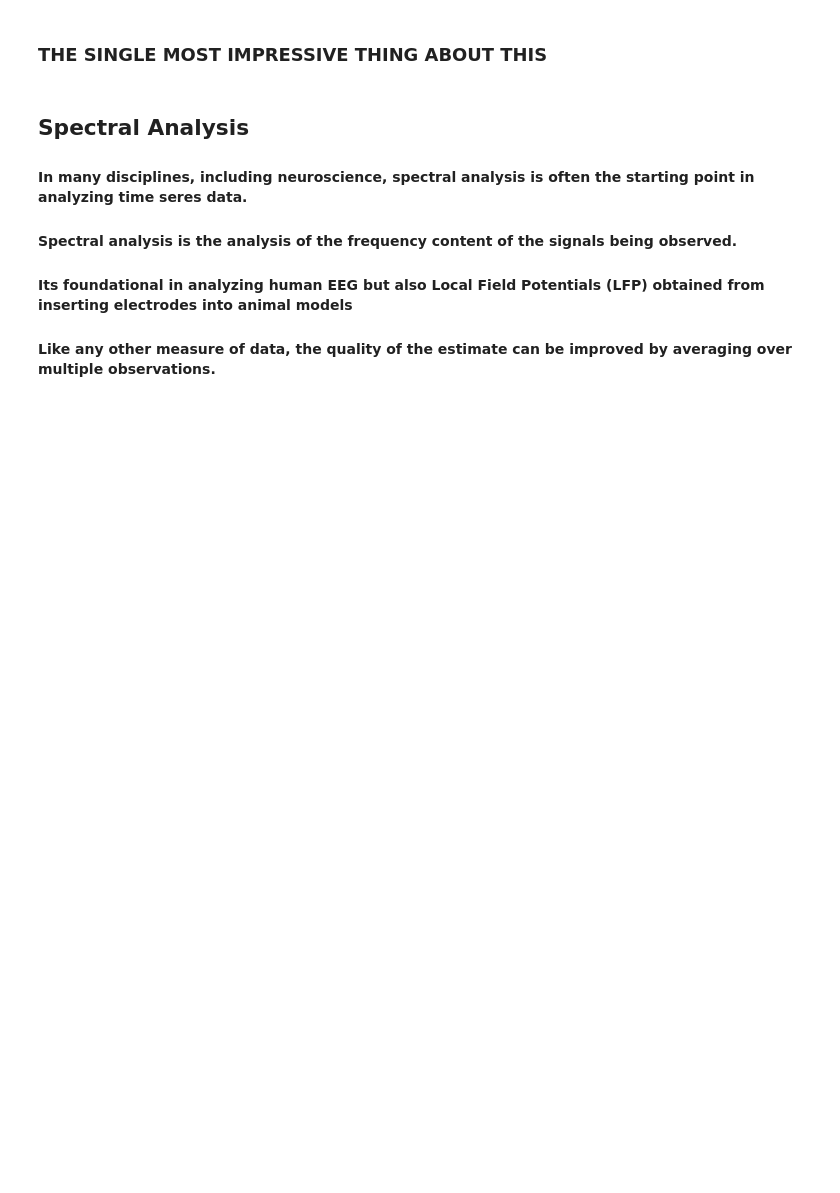
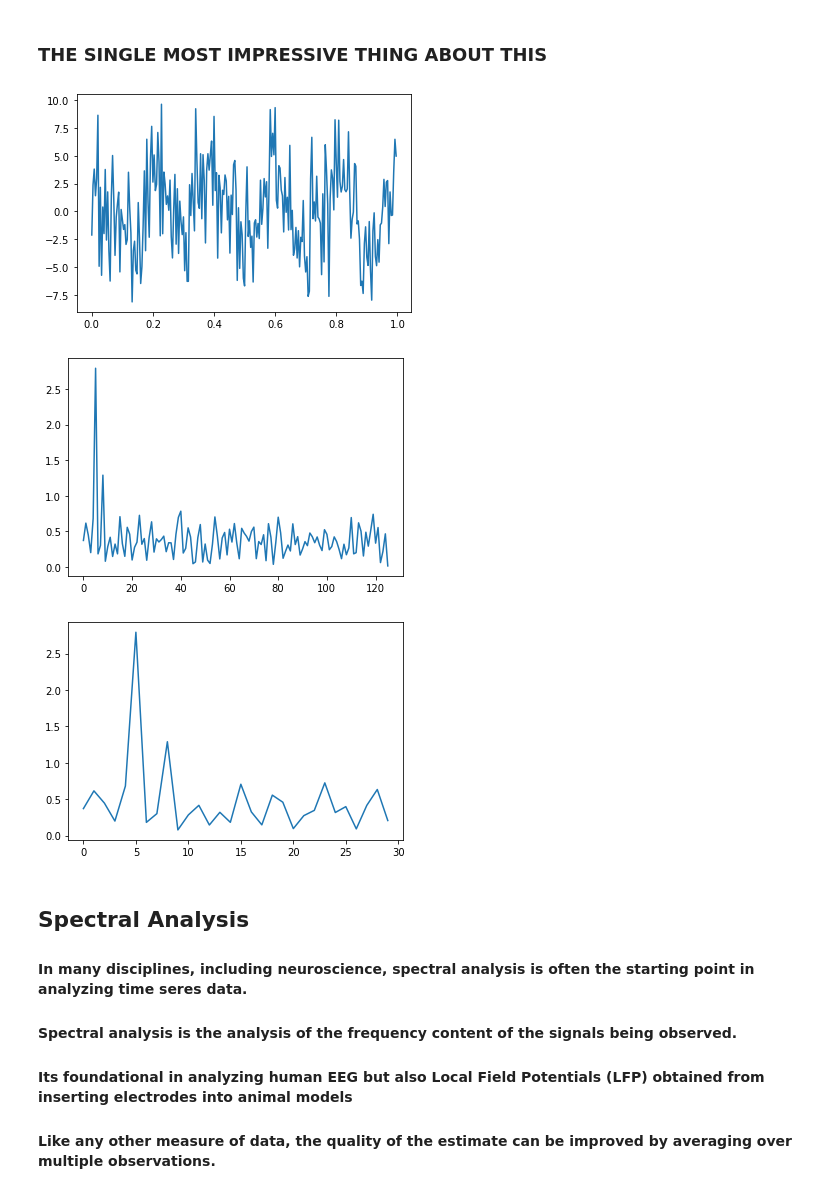
Before and after one commit to zsawdai/COGS108, a Jupyter notebook: Lectures/Fourier.ipynb, the cells around one changed output. Cells and saved outputs as stored; diff of their text form; code cells hidden in the pictures; blank space fills up the shorter version.

```diff
--- a/Lectures/Fourier.ipynb
+++ b/Lectures/Fourier.ipynb
@@ -252,19 +298,23 @@ print(p)
 # %%
 myseed = 1234
 rng = np.random.default_rng(seed = myseed)
-noise = rng.normal(0,1,nsamp) #random numbers with a mean of 0
+noise = rng.normal(0,3,nsamp) #random numbers with a mean of 0
                               # and standatd deviation as 2nd parameter
 signalwnoise = es[4]+noise
 plt.plot(t,signalwnoise)
 plt.show()
 sn_fft = fft(signalwnoise)
 amplitude = 2*np.abs(sn_fft)/nsamp
 
 plt.plot(f_n,amplitude[0:nf+1])
 plt.show()
 
 plt.plot(f_n[0:30],amplitude[0:30])
 plt.show()
+# %% [output]
+[figure, added]
+[figure, added]
+[figure, added]
 # %% [markdown]
 ## Spectral Analysis
 
```
Also changed, not shown: parts of 18 cells of this notebook.
